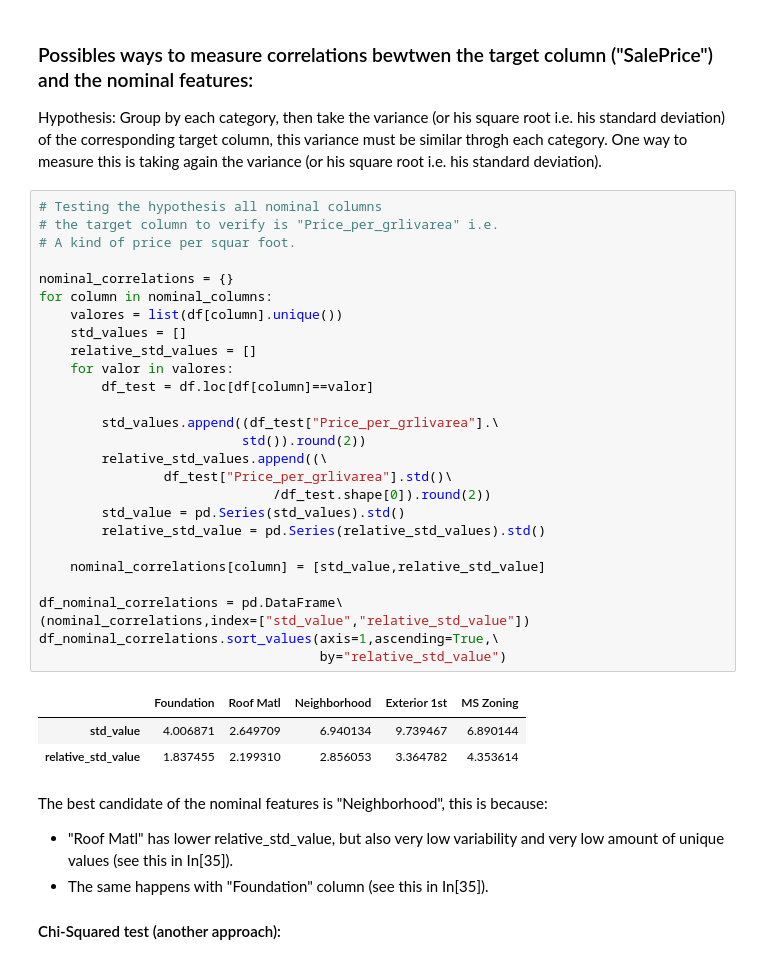
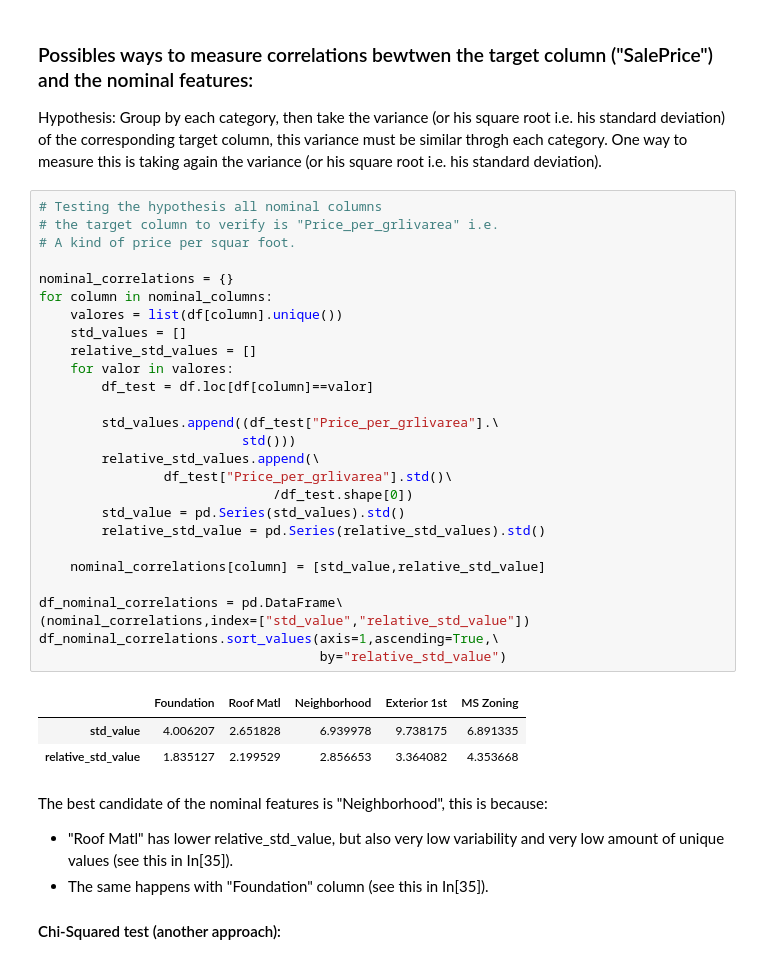
Before and after one commit to matiasconde/Predicting-House-Sale-Prices, a Jupyter notebook: Notebook.ipynb, the cells around one changed output. Saved outputs shown, nothing was run; the diff lists cells and outputs as text.

```diff
--- a/Notebook.ipynb
+++ b/Notebook.ipynb
@@ -627,34 +627,34 @@ Hypothesis: Group by each category, then take the variance  (or his square root
 # %%
 # Testing the hypothesis all nominal columns
 # the target column to verify is "Price_per_grlivarea" i.e.
 # A kind of price per squar foot.
 
 nominal_correlations = {}
 for column in nominal_columns:
     valores = list(df[column].unique())
     std_values = []
     relative_std_values = []
     for valor in valores:
         df_test = df.loc[df[column]==valor]
 
         std_values.append((df_test["Price_per_grlivarea"].\
-                          std()).round(2))
-        relative_std_values.append((\
+                          std()))
+        relative_std_values.append(\
                 df_test["Price_per_grlivarea"].std()\
-                              /df_test.shape[0]).round(2))
+                              /df_test.shape[0])
         std_value = pd.Series(std_values).std()
         relative_std_value = pd.Series(relative_std_values).std()
 
     nominal_correlations[column] = [std_value,relative_std_value]
 
 df_nominal_correlations = pd.DataFrame\
 (nominal_correlations,index=["std_value","relative_std_value"])
 df_nominal_correlations.sort_values(axis=1,ascending=True,\
                                     by="relative_std_value")
 # %% [output]
 |  | Foundation | Roof Matl | Neighborhood | Exterior 1st | MS Zoning |
-| std_value | 4.006871 | 2.649709 | 6.940134 | 9.739467 | 6.890144 |
-| relative_std_value | 1.837455 | 2.199310 | 2.856053 | 3.364782 | 4.353614 |
+| std_value | 4.006207 | 2.651828 | 6.939978 | 9.738175 | 6.891335 |
+| relative_std_value | 1.835127 | 2.199529 | 2.856653 | 3.364082 | 4.353668 |
 # %% [markdown]
 The best candidate of the nominal features is "Neighborhood", this is because:
 - "Roof Matl" has lower relative_std_value, but also very low variability and very low amount of unique values (see this in In[35]).
```
Also changed, not shown: parts of 9 cells of this notebook.
